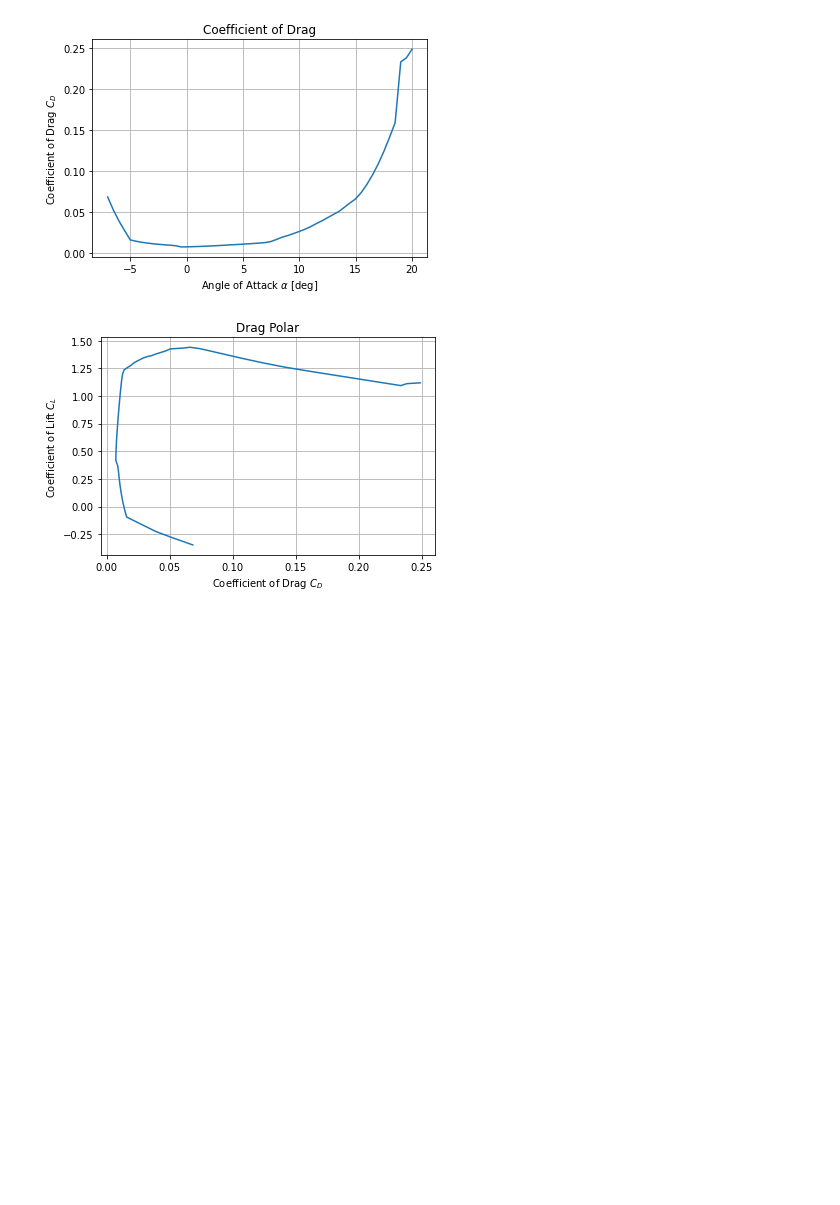
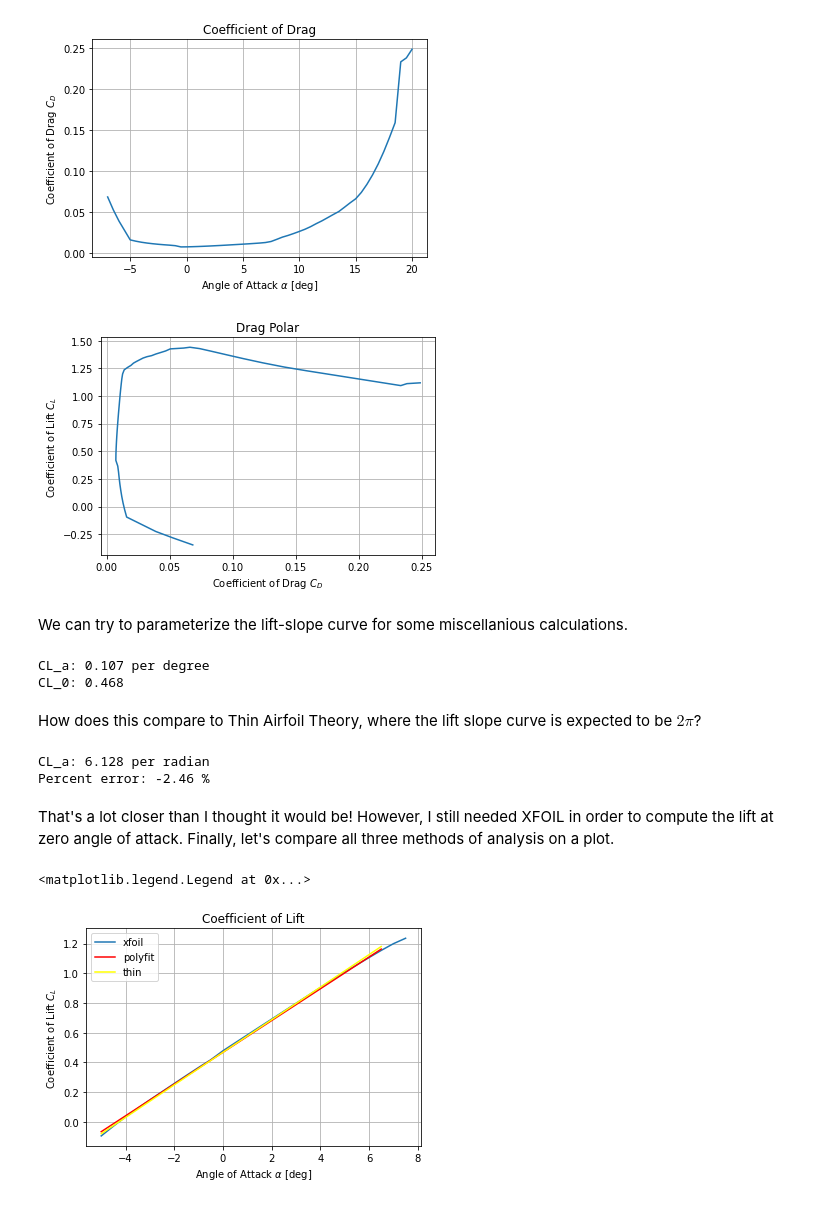
Before and after one commit to MattMarti/stratosurfer-tail-design, a Jupyter notebook: initial-closed-form-design.ipynb, the cells around one changed output. Cells and saved outputs as stored; diff of their text form; code cells hidden in the pictures; blank space fills up the shorter version.

Commit message:
Polyfit lift slope curve

```diff
--- a/initial-closed-form-design.ipynb
+++ b/initial-closed-form-design.ipynb
@@ -143,3 +154,47 @@ plt.grid()
 [figure]
 [figure]
 [figure]
+# %% [markdown]
+We can try to parameterize the lift-slope curve for some miscellanious calculations.
+# %%
+import numpy as np
+
+def get_lift_slope_curve_params(alpha, cl):
+    indeces = np.where(np.logical_and(-5 <= alpha, alpha <= 7.5))
+    fit = np.polyfit(alpha[indeces], cl[indeces], deg=1)
+    return fit[0], fit[1]
+
+cl_a, cl_0 = get_lift_slope_curve_params(np.asarray(polar_data["alpha"]), np.asarray(polar_data["CL"]))
+print(f"CL_a: {cl_a:.3f} per degree")
+print(f"CL_0: {cl_0:.3f}")
+# %% [output]
+CL_a: 0.107 per degree
+CL_0: 0.468
+# %% [markdown]
+How does this compare to Thin Airfoil Theory, where the lift slope curve is expected to be $2\pi$?
+# %%
+print(f"CL_a: {cl_a * 180/np.pi:.3f} per radian")
+error = ((cl_a * 180/np.pi) - 2*np.pi)/(2*np.pi)
+print(f"Percent error: {100*error:.2f} %")
+# %% [output]
+CL_a: 6.128 per radian
+Percent error: -2.46 %
+# %% [markdown]
+That's a lot closer than I thought it would be! However, I still needed XFOIL in order to compute the lift at zero angle of attack. Finally, let's compare all three methods of analysis on a plot.
+# %%
+plt.figure()
+alpha = np.asarray(polar_data["alpha"])
+cl = np.asarray(polar_data["CL"])
+indeces = np.where(np.logical_and(-5 <= alpha, alpha <= 7.5))
+plt.plot(alpha[indeces], cl[indeces], label="xfoil")
+alpha_polyfit = np.linspace(-5, 6.5, 25)
+plt.plot(alpha_polyfit, cl_a*alpha_polyfit + cl_0, color="red", label="polyfit")
+plt.plot(alpha_polyfit, 2*np.pi * np.pi/180 *alpha_polyfit + cl_0, color="yellow", label="thin")
+plt.title("Coefficient of Lift")
+plt.xlabel(r"Angle of Attack $\alpha$ [deg]")
+plt.ylabel(r"Coefficient of Lift $C_L$")
+plt.grid()
+plt.legend()
+# %% [output]
+<matplotlib.legend.Legend at 0x...>
+[figure, added]
```
Also changed, not shown: parts of 2 cells of this notebook.
